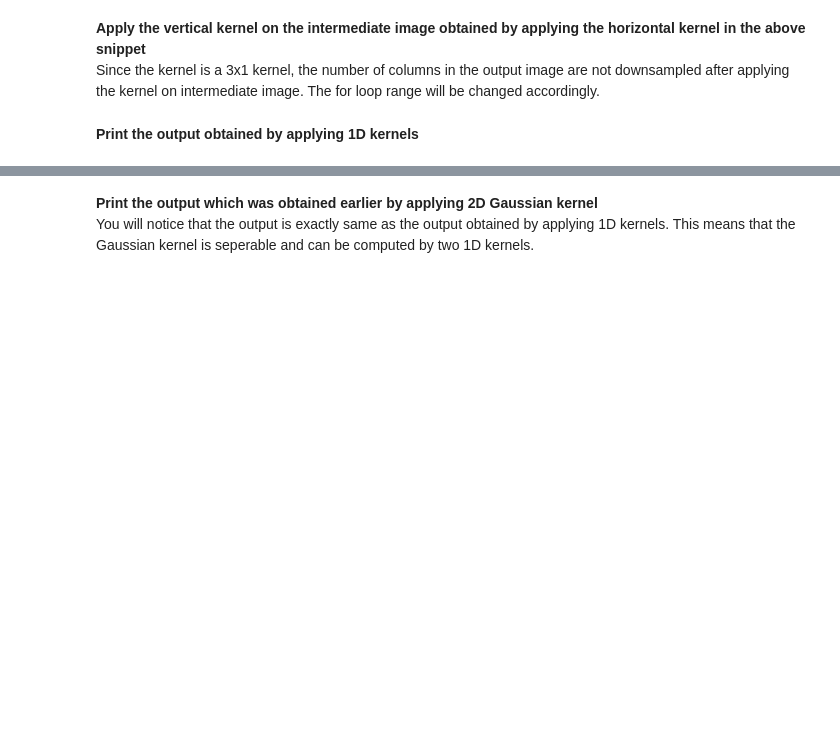
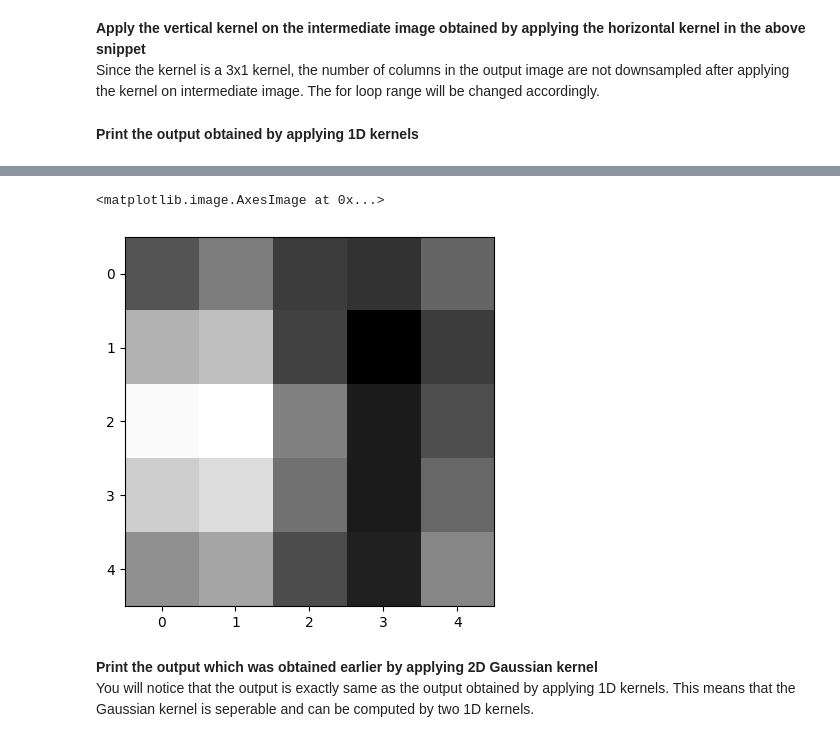
Before and after one commit to bibasrairockz/Image-processing-numpy, a Jupyter notebook: notebook.ipynb, the cells around one changed output, grey strips where cells are left out. Drawn from its saved outputs; the diff is of its cells as text; code cells hidden in the pictures; blank space fills up the shorter version.

```diff
--- a/notebook.ipynb
+++ b/notebook.ipynb
@@ -1246,3 +1296,8 @@ gaussian_1d_out
+# %%
+plt.imshow(gaussian_1d_out, cmap='gray') ###
+# %% [output]
+<matplotlib.image.AxesImage at 0x...>
+[figure, added]
 # %% [markdown]
 **Print the output which was obtained earlier by applying 2D Gaussian kernel**<br>
 You will notice that the output is exactly same as the output obtained by applying 1D kernels. This means that the Gaussian kernel is seperable and can be computed by two 1D kernels.
```
Also changed, not shown: parts of 29 cells of this notebook.
